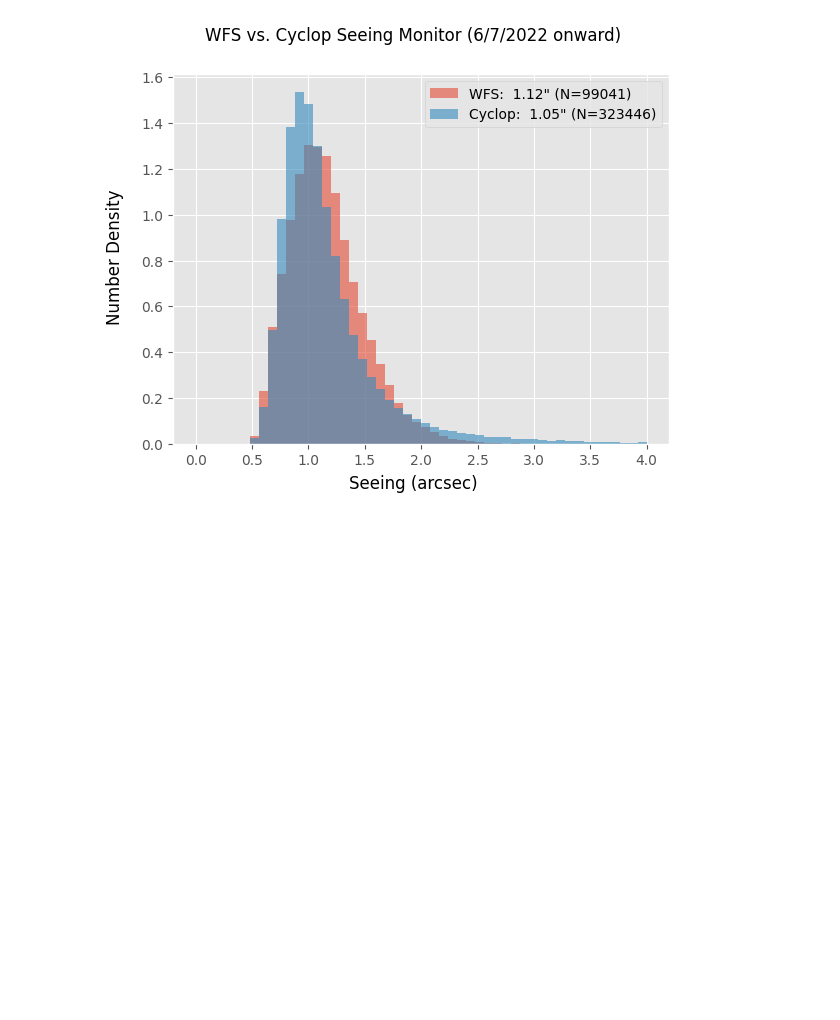
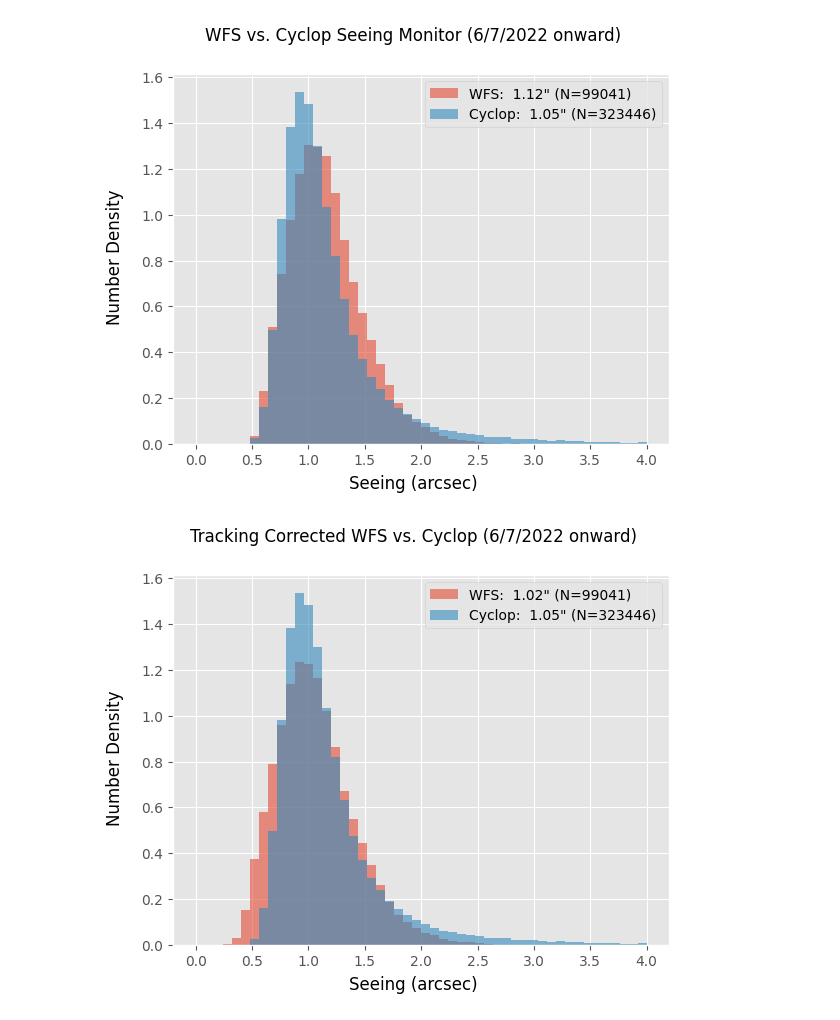
Before and after one commit to MMTObservatory/seeing_analysis, a Jupyter notebook: all_seeing.ipynb, the cells around one changed output. Cells and saved outputs as stored; diff of their text form; code cells hidden in the pictures; blank space fills up the shorter version.

Commit message:
update all_seeing; add plot to compare cyclop to tracking-corrected seeing

```diff
--- a/all_seeing.ipynb
+++ b/all_seeing.ipynb
@@ -658,3 +658,19 @@ plt.savefig("wfs_cyclop.png")
 plt.show()
 # %% [output]
 [figure]
+# %%
+with plt.style.context('ggplot'):
+    fig, ax = plt.subplots()
+    med_wfs = np.median(fixed_overlap['seeing_corr'])
+    med_cyc = np.median(cyc['seeing'])
+    w = ax.hist(fixed_overlap['seeing_corr'], density=True, bins=50, range=(0.0, 4.0), label=f"WFS: {med_wfs: .2f}\" (N={len(fixed_overlap)})", alpha=0.6)
+    c = ax.hist(cyc['seeing'], density=True, bins=50, range=(0.0, 4.0), label=f"Cyclop: {med_cyc: .2f}\" (N={len(cyc)})", alpha=0.6)
+    fig.supxlabel("Seeing (arcsec)")
+    fig.supylabel("Number Density")
+    fig.suptitle("Tracking Corrected WFS vs. Cyclop (6/7/2022 onward)")
+    ax.legend()
+plt.savefig("wfs_corr_cyclop.pdf")
+plt.savefig("wfs_corr_cyclop.png")
+plt.show()
+# %% [output]
+[figure, added]
```
Also changed, not shown: 2 other files.
